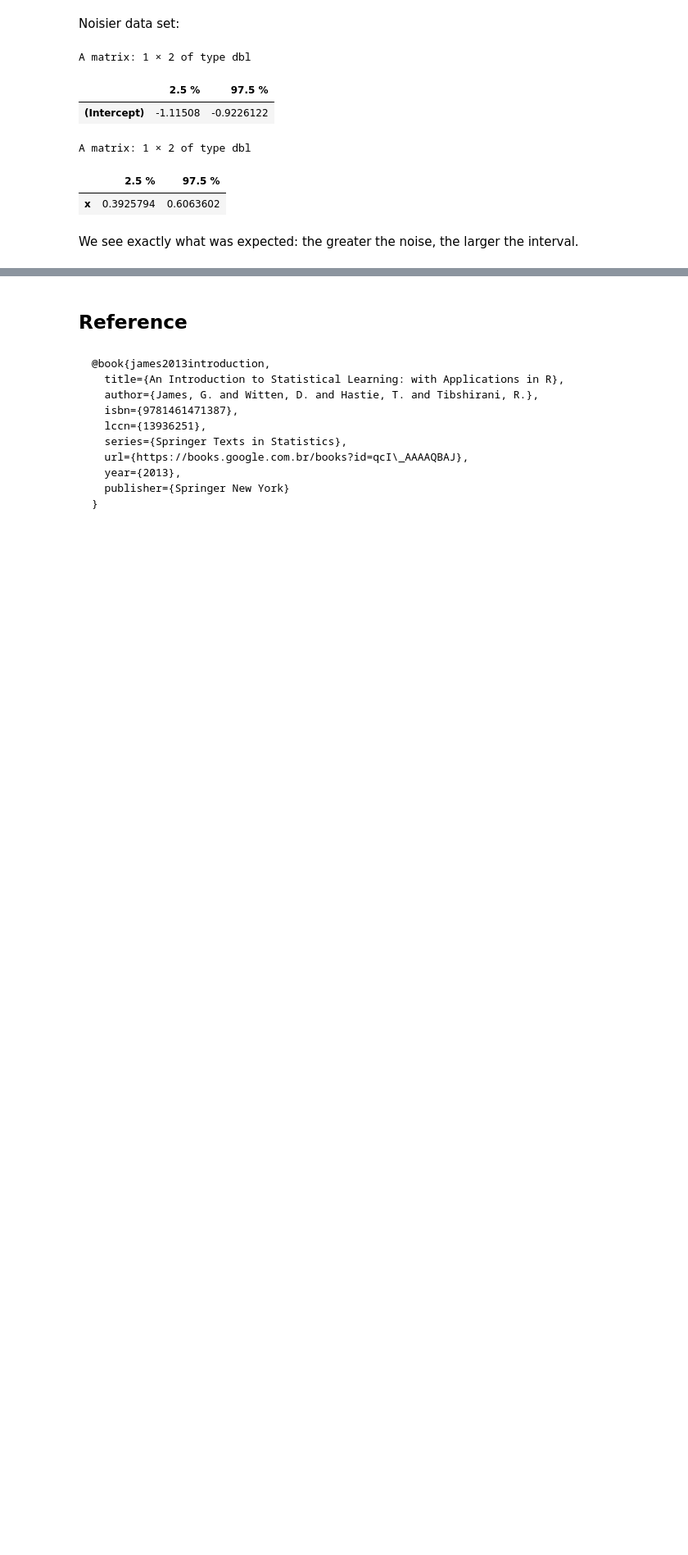
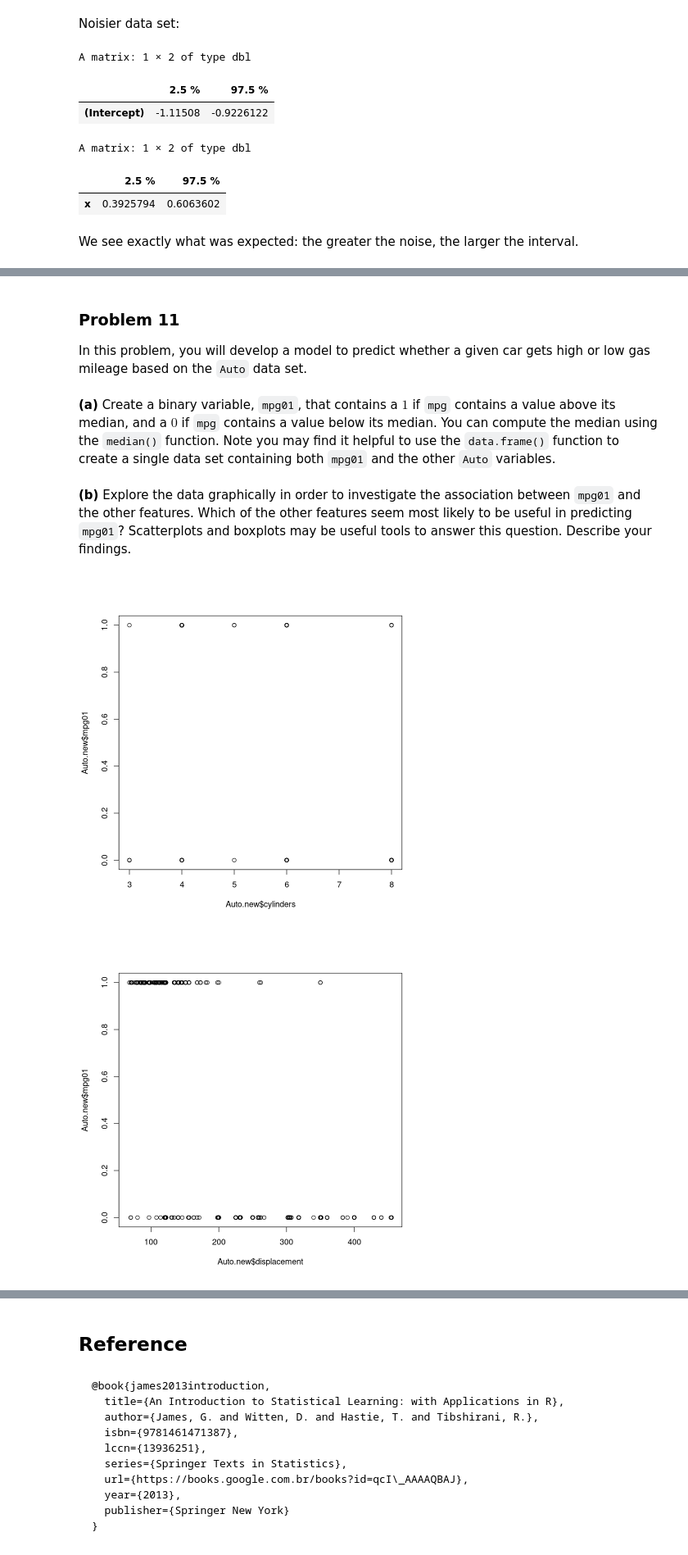
Before and after one commit to lucasresck/machine-learning, a Jupyter notebook: problem_sets/problem_set_2.ipynb, the cells around one changed output, grey strips where cells are left out. Shown at 82% size. Drawn from its saved outputs; the diff is of its cells as text; code cells hidden in the pictures; blank space fills up the shorter version.

Commit message:
Finish problem set 2

```diff
--- a/problem_sets/problem_set_2.ipynb
+++ b/problem_sets/problem_set_2.ipynb
@@ -542,0 +777,34 @@ We see exactly what was expected: the greater the noise, the larger the interval
+# %% [markdown]
+### Problem 11
+
+In this problem, you will develop a model to predict whether a given
+car gets high or low gas mileage based on the `Auto` data set.
+# %% [markdown]
+**(a)** Create a binary variable, `mpg01`, that contains a $1$ if `mpg` contains
+a value above its median, and a $0$ if `mpg` contains a value below
+its median. You can compute the median using the `median()`
+function. Note you may find it helpful to use the `data.frame()`
+function to create a single data set containing both `mpg01` and
+the other `Auto` variables.
+# %%
+mpg01 = Auto$mpg > median(Auto$mpg)
+Auto.new = Auto
+Auto.new$mpg01 = mpg01
+# %% [markdown]
+**(b)** Explore the data graphically in order to investigate the
+association between `mpg01` and the other features. Which of the other
+features seem most likely to be useful in predicting `mpg01`?
+Scatterplots and boxplots may be useful tools to answer this
+question. Describe your findings.
+# %%
+plot(Auto.new$cylinders, Auto.new$mpg01)
+plot(Auto.new$displacement, Auto.new$mpg01)
+plot(Auto.new$horsepower, Auto.new$mpg01)
+plot(Auto.new$weight, Auto.new$mpg01)
+plot(Auto.new$acceleration, Auto.new$mpg01)
+plot(Auto.new$year, Auto.new$mpg01)
+plot(Auto.new$origin, Auto.new$mpg01)
+plot(Auto.new$name, Auto.new$mpg01)
+# %% [output]
+[figure, added]
+[figure, added]
```
Also changed, not shown: parts of 51 cells of this notebook.
